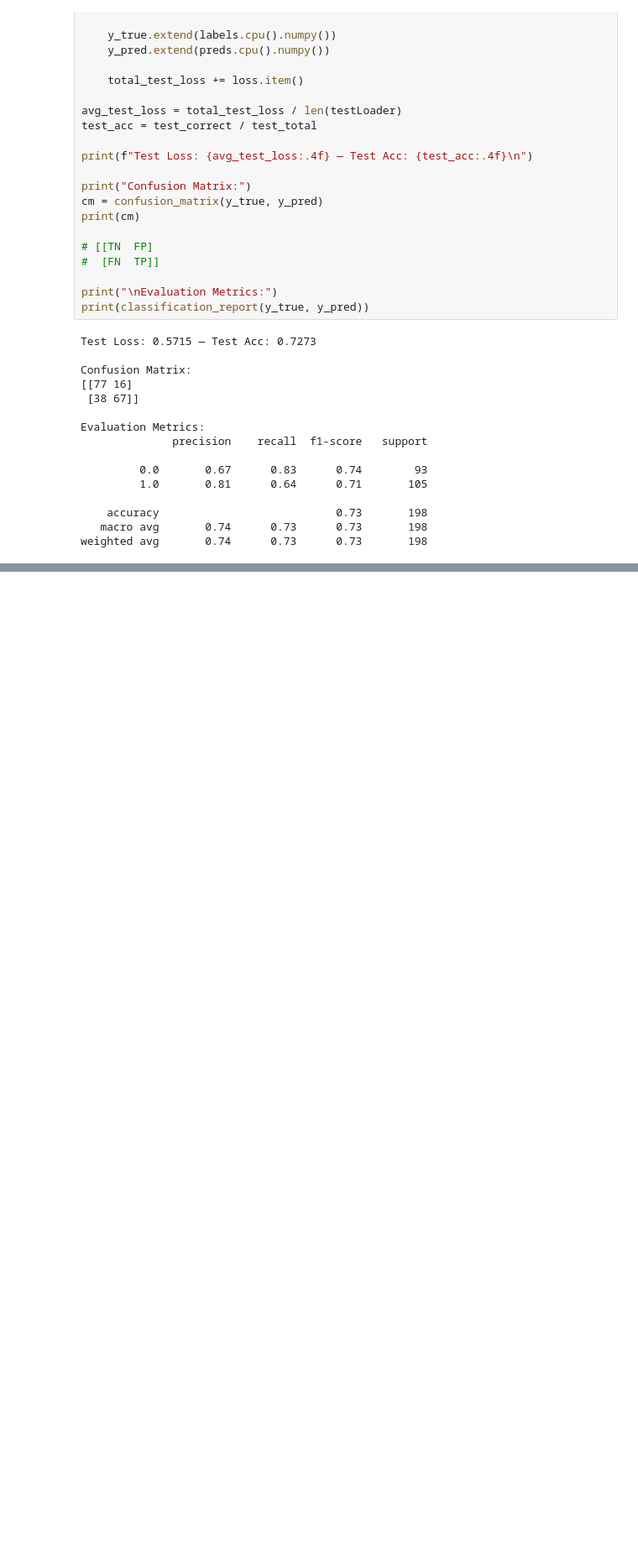
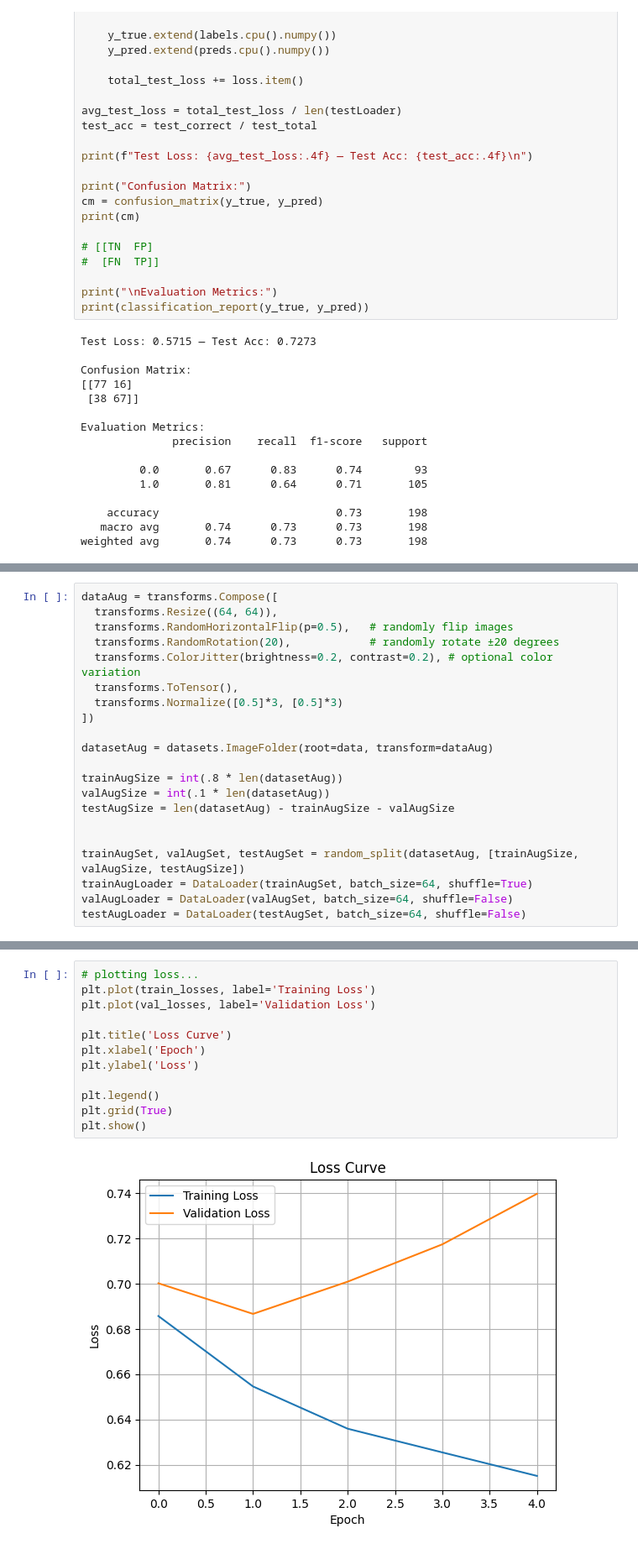
Before and after one commit to 7sr7/Projs-in-AI-HW-5, a Jupyter notebook: Silvestre_Projs_in_AI_HW_5.ipynb, the cells around one changed output, grey strips where cells are left out. Shown at 84% size. Saved outputs shown, nothing was run; the diff lists cells and outputs as text; blank space fills up the shorter version.

```diff
--- a/Silvestre_Projs_in_AI_HW_5.ipynb
+++ b/Silvestre_Projs_in_AI_HW_5.ipynb
@@ -671,0 +761,21 @@ for images, _ in trainLoader:   # ignore labels
+# %%
+dataAug = transforms.Compose([
+  transforms.Resize((64, 64)),
+  transforms.RandomHorizontalFlip(p=0.5),   # randomly flip images
+  transforms.RandomRotation(20),            # randomly rotate ±20 degrees
+  transforms.ColorJitter(brightness=0.2, contrast=0.2), # optional color variation
+  transforms.ToTensor(),
+  transforms.Normalize([0.5]*3, [0.5]*3)
+])
+
+datasetAug = datasets.ImageFolder(root=data, transform=dataAug)
+
+trainAugSize = int(.8 * len(datasetAug))
+valAugSize = int(.1 * len(datasetAug))
+testAugSize = len(datasetAug) - trainAugSize - valAugSize
+
+
+trainAugSet, valAugSet, testAugSet = random_split(datasetAug, [trainAugSize, valAugSize, testAugSize])
+trainAugLoader = DataLoader(trainAugSet, batch_size=64, shuffle=True)
+valAugLoader = DataLoader(valAugSet, batch_size=64, shuffle=False)
+testAugLoader = DataLoader(testAugSet, batch_size=64, shuffle=False)
@@ -671,0 +907,14 @@ for images, _ in trainLoader:   # ignore labels
+# %%
+# plotting loss...
+plt.plot(train_losses, label='Training Loss')
+plt.plot(val_losses, label='Validation Loss')
+
+plt.title('Loss Curve')
+plt.xlabel('Epoch')
+plt.ylabel('Loss')
+
+plt.legend()
+plt.grid(True)
+plt.show()
+# %% [output]
+[figure, added]
```
Also changed, not shown: parts of 69 cells of this notebook.
